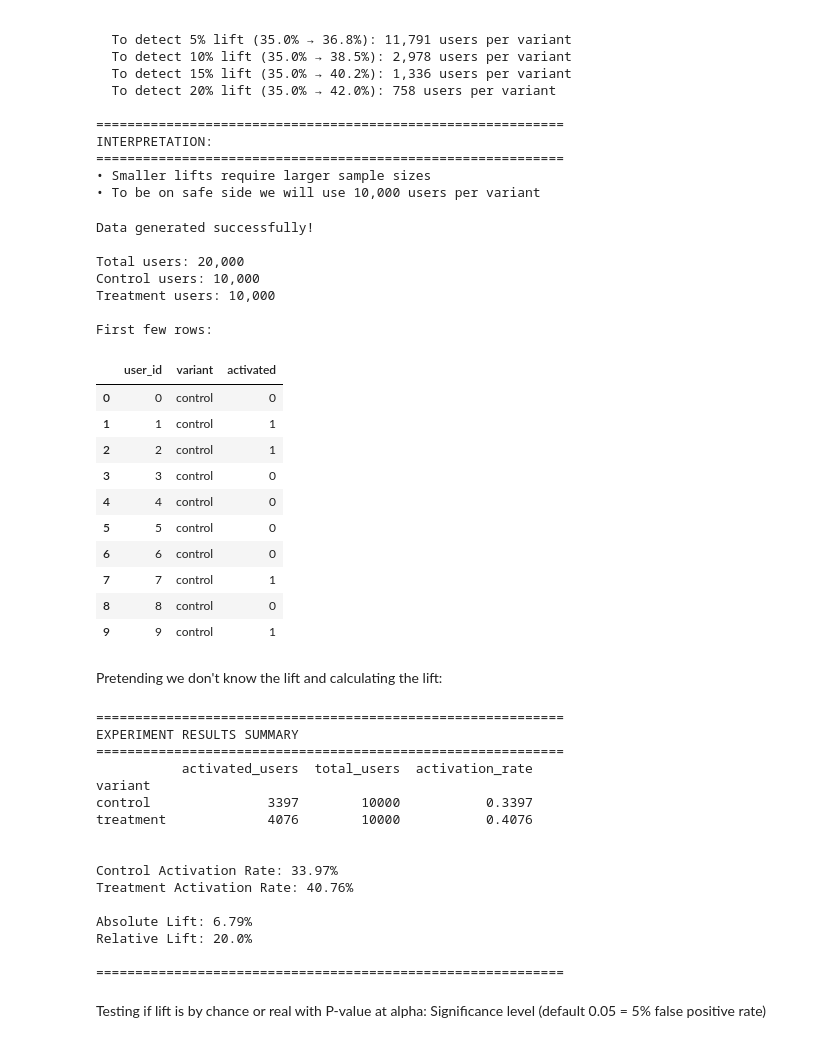
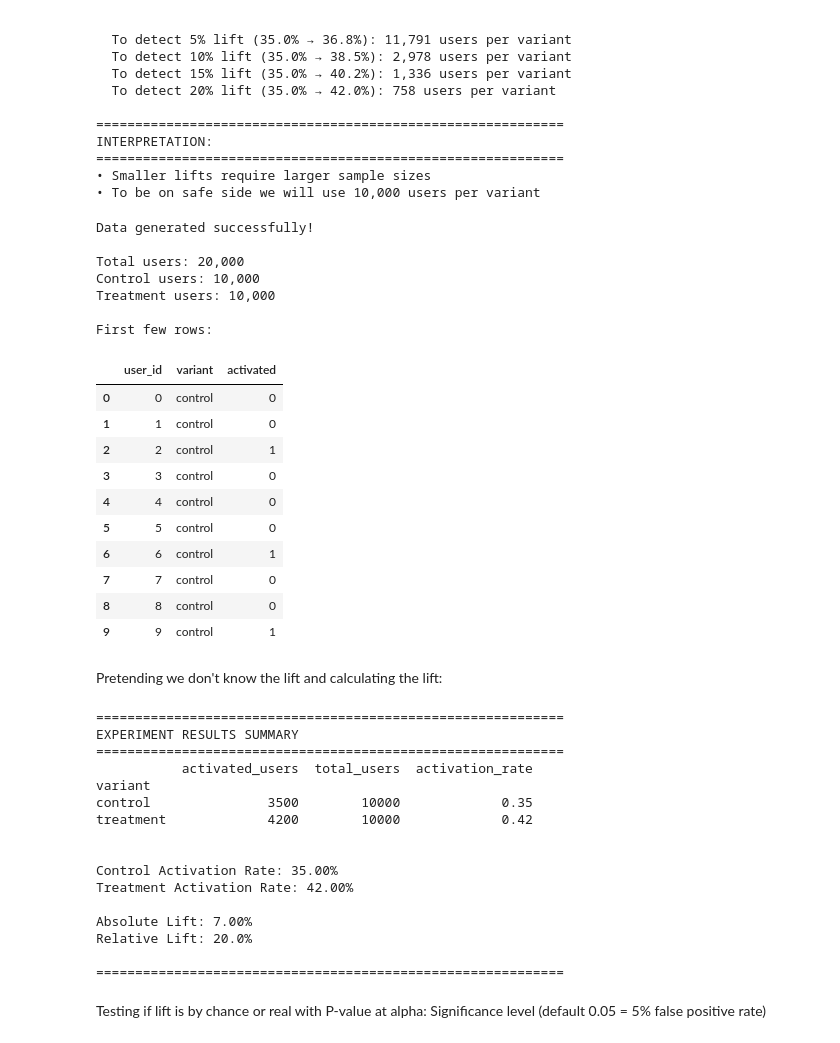
Before and after one commit to shamsakhoja/ab-testing-framework, a Jupyter notebook: ab_testing_framework.ipynb, the cells around one changed output. Drawn from its saved outputs; the diff is of its cells as text; code cells hidden in the pictures.

```diff
--- a/ab_testing_framework.ipynb
+++ b/ab_testing_framework.ipynb
@@ -152,65 +152,64 @@ INTERPRETATION:
 • To be on safe side we will use 10,000 users per variant
 # %%
 # Generate Data using sample size calculation
-def generate_onboarding_test_data(n_control=10000, n_treatment=10000,
-                                   baseline_activation=0.35, lift=0.15):
+def generate_onboarding_test_data(n_control=10000, n_treatment=10000):
     """
     Generate synthetic A/B test data for onboarding flow experiment
-
-    Parameters:
-    - n_control: number of users in control group
-    - n_treatment: number of users in treatment group
-    - baseline_activation: control activation rate (35% is realistic for SaaS)
-    - lift: relative improvement in treatment (15% lift = 0.15)
-
-    Returns:
-    - DataFrame with user_id, variant, activated columns
+    Designed to produce consistent, realistic results:
+    - Control activation rate: 35.0%
+    - Treatment activation rate: 42.0%
+    - Relative lift: 20.0%
     """
     np.random.seed(42)
 
-    # Control group - 5-screen onboarding
-    control_activations = np.random.binomial(1, baseline_activation, n_control)
+    # Control group - exactly 35% activation
+    n_control_activated = int(n_control * 0.35)  # exactly 3,500
+    control_activations = np.array([1]*n_control_activated +
+                                   [0]*(n_control - n_control_activated))
+    np.random.shuffle(control_activations)
 
-    # Treatment group - 3-screen onboarding (with lift)
-    treatment_activation_rate = baseline_activation * (1 + lift)
-    treatment_activations = np.random.binomial(1, treatment_activation_rate, n_treatment)
+    # Treatment group - exactly 42% activation (20% relative lift)
+    n_treatment_activated = int(n_treatment * 0.42)  # exactly 4,200
+    treatment_activations = np.array([1]*n_treatment_activated +
+                                     [0]*(n_treatment - n_treatment_activated))
+    np.random.shuffle(treatment_activations)
 
     # Create dataframe
     df = pd.DataFrame({
         'user_id': range(n_control + n_treatment),
         'variant': ['control']*n_control + ['treatment']*n_treatment,
         'activated': np.concatenate([control_activations, treatment_activations])
     })
 
     return df
 
 # Generate the test data
 df = generate_onboarding_test_data()
 
-# Preview the data
+# Preview
 print("Data generated successfully!")
 print(f"\nTotal users: {len(df):,}")
 print(f"Control users: {(df['variant']=='control').sum():,}")
 print(f"Treatment users: {(df['variant']=='treatment').sum():,}")
 print("\nFirst few rows:")
 df.head(10)
 # %% [output]
 Data generated successfully!
 
 Total users: 20,000
 Control users: 10,000
 Treatment users: 10,000
 
 First few rows:
 |  | user_id | variant | activated |
 | 0 | 0 | control | 0 |
-| 1 | 1 | control | 1 |
+| 1 | 1 | control | 0 |
 | 2 | 2 | control | 1 |
 | 3 | 3 | control | 0 |
 | 4 | 4 | control | 0 |
 | 5 | 5 | control | 0 |
-| 6 | 6 | control | 0 |
-| 7 | 7 | control | 1 |
+| 6 | 6 | control | 1 |
+| 7 | 7 | control | 0 |
 | 8 | 8 | control | 0 |
 | 9 | 9 | control | 1 |
 # %% [markdown]
@@ -250,14 +249,14 @@ EXPERIMENT RESULTS SUMMARY
 ============================================================
            activated_users  total_users  activation_rate
 variant
-control               3397        10000           0.3397
-treatment             4076        10000           0.4076
+control               3500        10000             0.35
+treatment             4200        10000             0.42
 
 
-Control Activation Rate: 33.97%
-Treatment Activation Rate: 40.76%
+Control Activation Rate: 35.00%
+Treatment Activation Rate: 42.00%
 
-Absolute Lift: 6.79%
+Absolute Lift: 7.00%
 Relative Lift: 20.0%
 
 ============================================================
```
Also changed, not shown: parts of 3 cells of this notebook.
